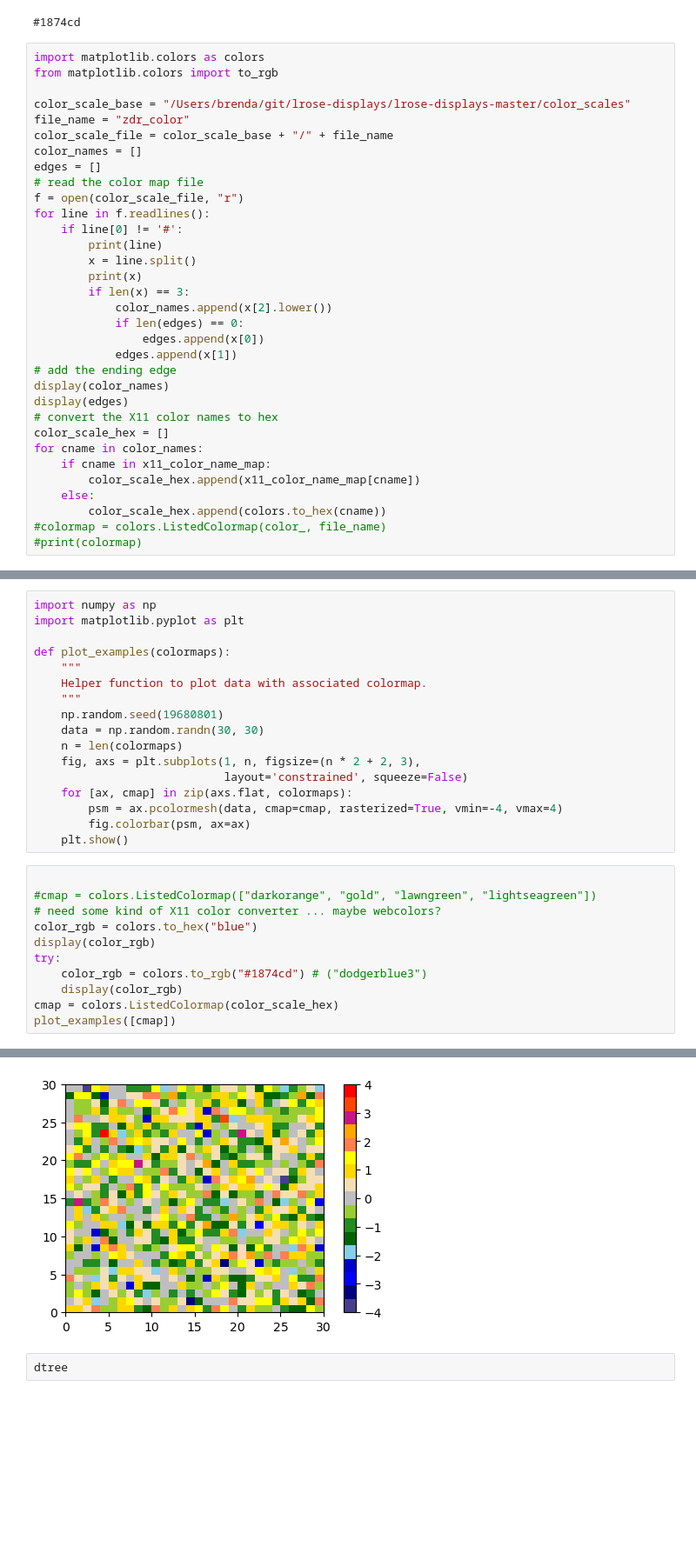
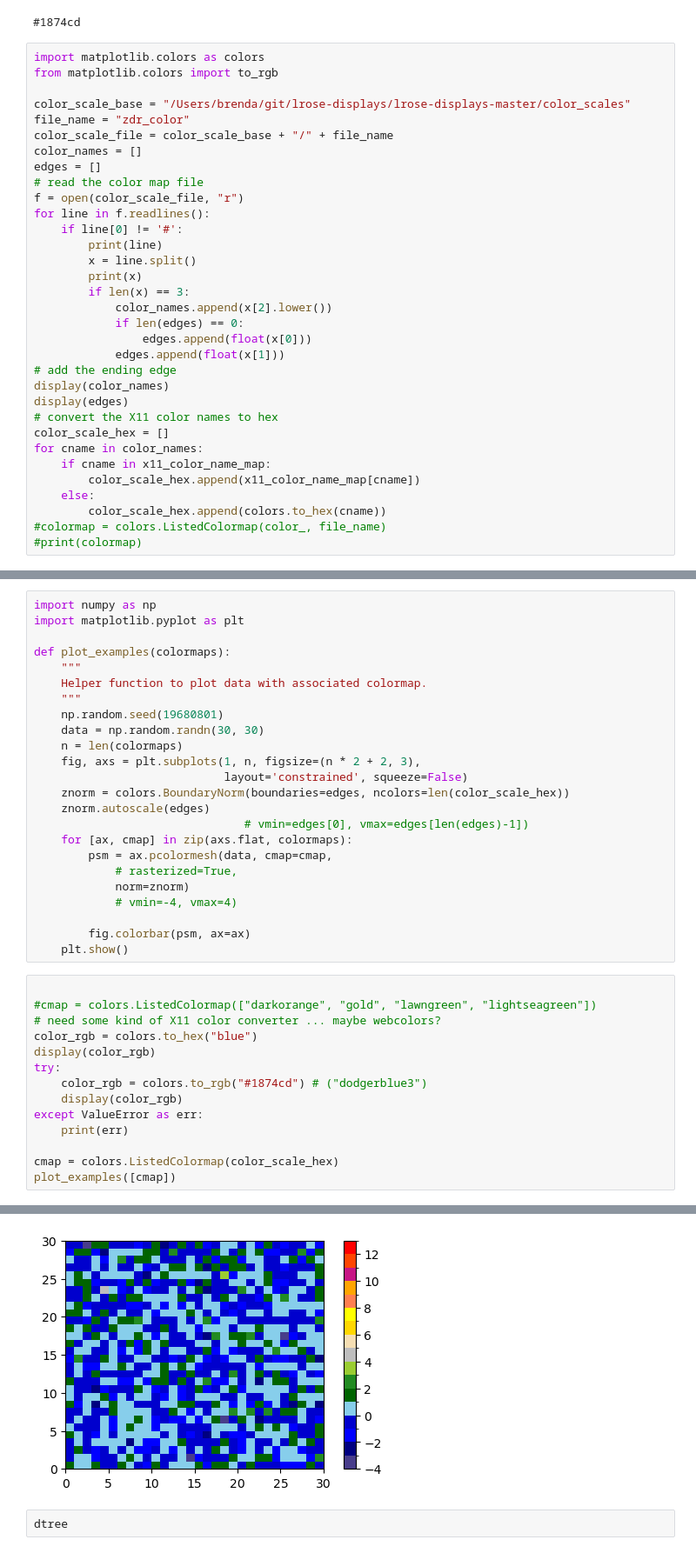
Before and after one commit to leavesntwigs/mica, a Jupyter notebook: playing_xradar_cfradial.ipynb, the cells around one changed output, grey strips where cells are left out. Shown at 87% size. Saved outputs shown, nothing was run; the diff lists cells and outputs as text; blank space fills up the shorter version.

Commit message:
BoundaryNorm for unequally spaced colormaps  works in standalone matplotlib,  but not layered into HoloViews.QuadMesh; vmin, vmax errors

```diff
--- a/playing_xradar_cfradial.ipynb
+++ b/playing_xradar_cfradial.ipynb
@@ -67,8 +67,8 @@ for line in f.readlines():
         if len(x) == 3:
             color_names.append(x[2].lower())
             if len(edges) == 0:
-                edges.append(x[0])
-            edges.append(x[1])
+                edges.append(float(x[0]))
+            edges.append(float(x[1]))
 # add the ending edge
 display(color_names)
 display(edges)
@@ -167,25 +149,35 @@ def plot_examples(colormaps):
     n = len(colormaps)
     fig, axs = plt.subplots(1, n, figsize=(n * 2 + 2, 3),
                             layout='constrained', squeeze=False)
+    znorm = colors.BoundaryNorm(boundaries=edges, ncolors=len(color_scale_hex))
+    znorm.autoscale(edges)
+                               # vmin=edges[0], vmax=edges[len(edges)-1])
     for [ax, cmap] in zip(axs.flat, colormaps):
-        psm = ax.pcolormesh(data, cmap=cmap, rasterized=True, vmin=-4, vmax=4)
+        psm = ax.pcolormesh(data, cmap=cmap,
+            # rasterized=True,
+            norm=znorm)
+            # vmin=-4, vmax=4)
+
         fig.colorbar(psm, ax=ax)
     plt.show()
 # %%
 
 #cmap = colors.ListedColormap(["darkorange", "gold", "lawngreen", "lightseagreen"])
 # need some kind of X11 color converter ... maybe webcolors?
 color_rgb = colors.to_hex("blue")
 display(color_rgb)
 try:
     color_rgb = colors.to_rgb("#1874cd") # ("dodgerblue3")
     display(color_rgb)
+except ValueError as err:
+    print(err)
+
 cmap = colors.ListedColormap(color_scale_hex)
 plot_examples([cmap])
 # %% [output]
 '#0000ff'
 (0.09411764705882353, 0.4549019607843137, 0.803921568627451)
-[figure, old version]
+[figure, new version]
 # %%
 dtree
 # %%
```
Also changed, not shown: parts of 2 cells of this notebook, 1 other file.
